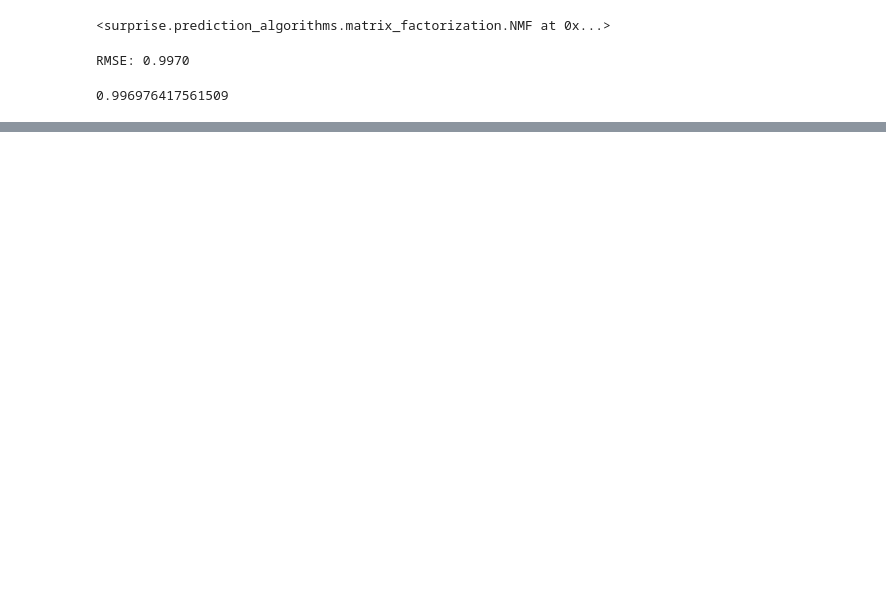
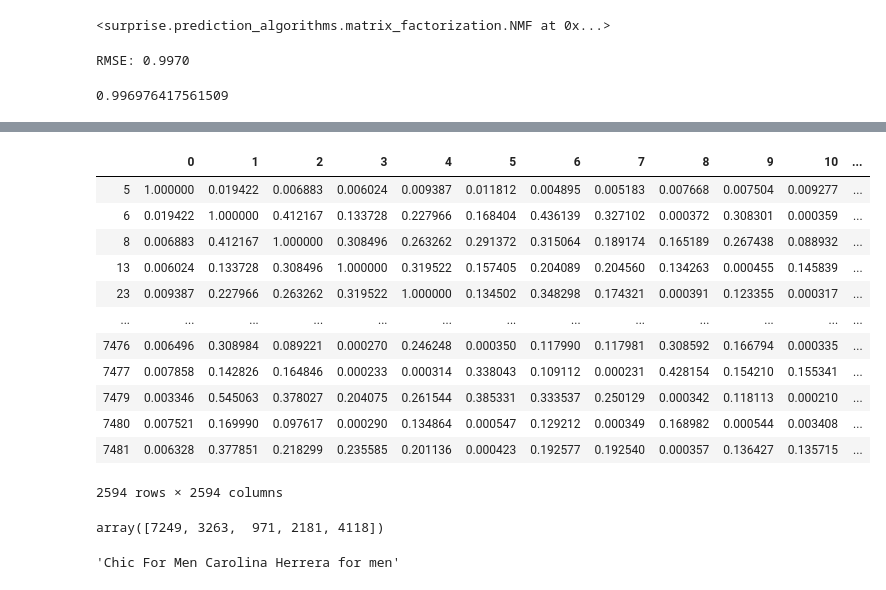
Before and after one commit to josephshanks/CologneRecommender, a Jupyter notebook: Models.ipynb, the cells around one changed output, grey strips where cells are left out. Saved outputs shown, nothing was run; the diff lists cells and outputs as text; code cells hidden in the pictures; blank space fills up the shorter version.

```diff
--- a/Models.ipynb
+++ b/Models.ipynb
@@ -81,4 +81,4 @@ df.drop(columns='avg rating',inplace=True)
 # %%
 user.rename(columns={'Unnamed: 0':'User ID'},inplace=True)
 # %%
-accords=df.iloc[:,28:113]
+#accords=df.iloc[:,28:113]
@@ -171,0 +206,2 @@ RMSE: 0.9970
+# %%
+item_name=df.pop('name')
@@ -171,0 +210,4 @@ RMSE: 0.9970
+# %%
+rec=ItemRecommender()
+# %%
+rec.fit(df)
@@ -171,0 +235,24 @@ RMSE: 0.9970
+# %%
+rec.similarity_df
+# %% [output]
+|  | 0 | 1 | 2 | 3 | 4 | 5 | 6 | 7 | 8 | 9 | 10 | ... |
+| 5 | 1.000000 | 0.019422 | 0.006883 | 0.006024 | 0.009387 | 0.011812 | 0.004895 | 0.005183 | 0.007668 | 0.007504 | 0.009277 | ... |
+| 6 | 0.019422 | 1.000000 | 0.412167 | 0.133728 | 0.227966 | 0.168404 | 0.436139 | 0.327102 | 0.000372 | 0.308301 | 0.000359 | ... |
+| 8 | 0.006883 | 0.412167 | 1.000000 | 0.308496 | 0.263262 | 0.291372 | 0.315064 | 0.189174 | 0.165189 | 0.267438 | 0.088932 | ... |
+| 13 | 0.006024 | 0.133728 | 0.308496 | 1.000000 | 0.319522 | 0.157405 | 0.204089 | 0.204560 | 0.134263 | 0.000455 | 0.145839 | ... |
+| 23 | 0.009387 | 0.227966 | 0.263262 | 0.319522 | 1.000000 | 0.134502 | 0.348298 | 0.174321 | 0.000391 | 0.123355 | 0.000317 | ... |
+| ... | ... | ... | ... | ... | ... | ... | ... | ... | ... | ... | ... | ... |
+| 7476 | 0.006496 | 0.308984 | 0.089221 | 0.000270 | 0.246248 | 0.000350 | 0.117990 | 0.117981 | 0.308592 | 0.166794 | 0.000335 | ... |
+| 7477 | 0.007858 | 0.142826 | 0.164846 | 0.000233 | 0.000314 | 0.338043 | 0.109112 | 0.000231 | 0.428154 | 0.154210 | 0.155341 | ... |
+| 7479 | 0.003346 | 0.545063 | 0.378027 | 0.204075 | 0.261544 | 0.385331 | 0.333537 | 0.250129 | 0.000342 | 0.118113 | 0.000210 | ... |
+| 7480 | 0.007521 | 0.169990 | 0.097617 | 0.000290 | 0.134864 | 0.000547 | 0.129212 | 0.000349 | 0.168982 | 0.000544 | 0.003408 | ... |
+| 7481 | 0.006328 | 0.377851 | 0.218299 | 0.235585 | 0.201136 | 0.000423 | 0.192577 | 0.192540 | 0.000357 | 0.136427 | 0.135715 | ... |
+2594 rows × 2594 columns
+# %%
+rec.get_recommendations(6661)
+# %% [output]
+array([7249, 3263,  971, 2181, 4118])
+# %%
+item_name[7249]
+# %% [output]
+'Chic For Men Carolina Herrera for men'
```
Also changed, not shown: parts of 29 cells of this notebook, 2 other files.
